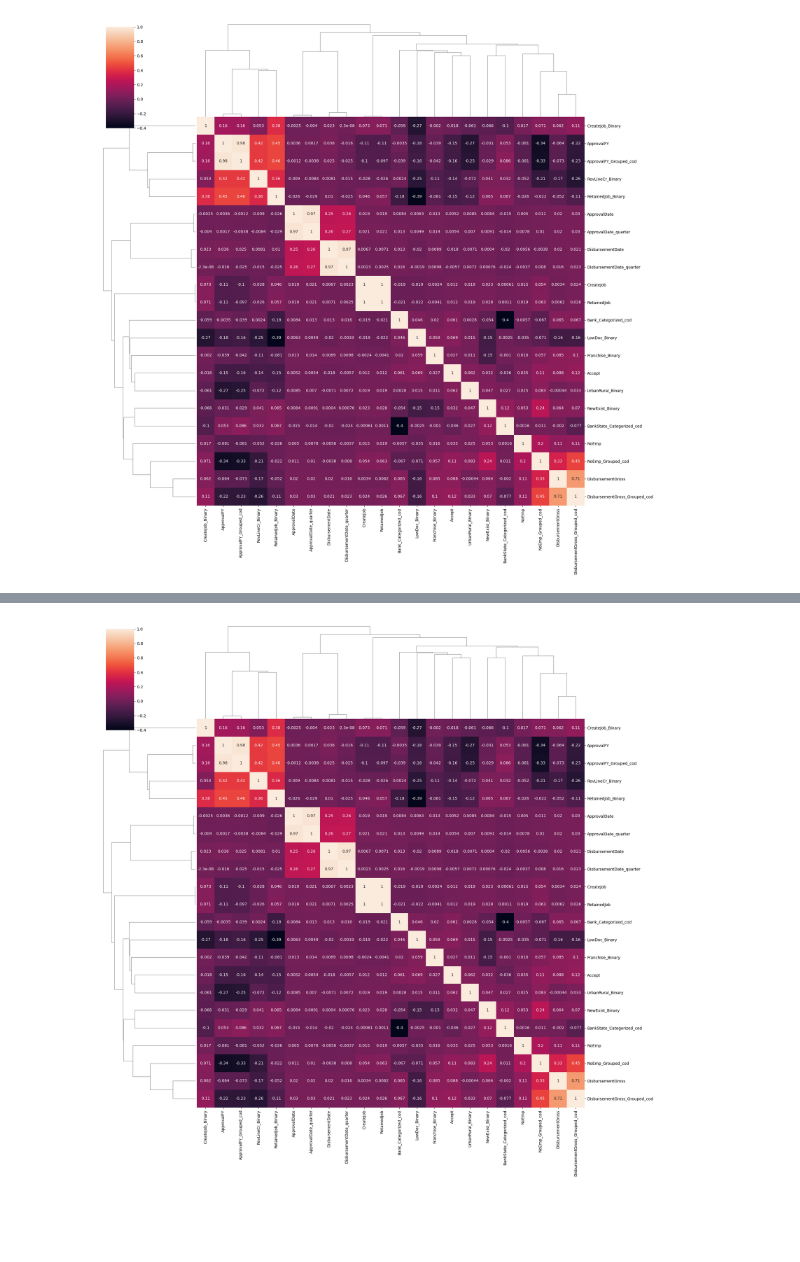
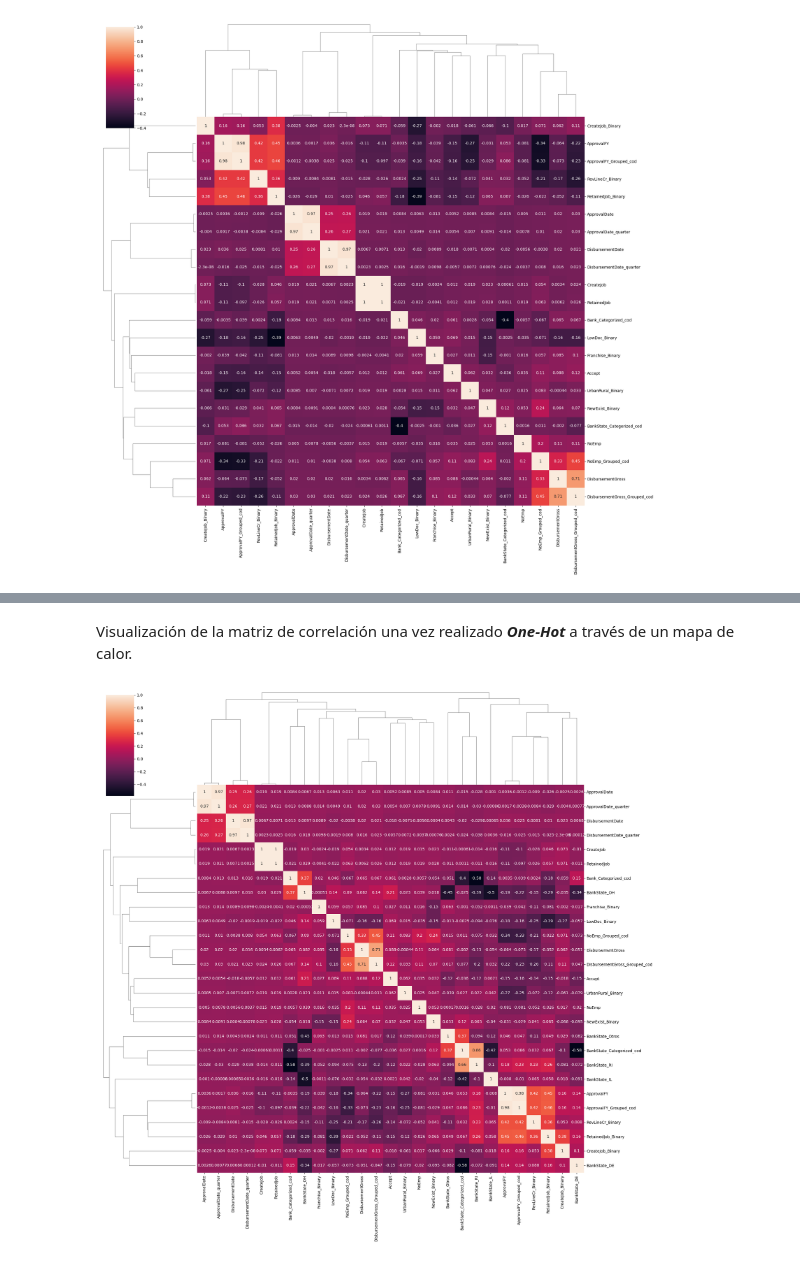
Before and after one commit to Tehedor/Reto1_ML-ABID, a Jupyter notebook: 1_Carga_limpieza_datos.ipynb, the cells around one changed output, grey strips where cells are left out. Cells and saved outputs as stored; diff of their text form; code cells hidden in the pictures; blank space fills up the shorter version.

```diff
--- a/1_Carga_limpieza_datos.ipynb
+++ b/1_Carga_limpieza_datos.ipynb
@@ -396,4 +398,4 @@ TODO: Explicar que se codifica con valores 0 y 1 y el porque de la asignacion (l
 dfc['NewExist_Binary'] = dfc['NewExist'].replace({
     1.0: 1,   # Existing -> 1
     2.0: 0,   # New -> 0
-})
+}).astype('int64')
@@ -411,3 +410,0 @@ TODO: Explicar q se cambia el tipo como lo esta detectando como float
-# %%
-dfc['NewExist_Binary'] = dfc['NewExist_Binary'].astype('int64')
-dfc['NewExist_Binary'].value_counts()
@@ -1141,5 +1119,5 @@ TODO: Explicar que se hace aqui
 # %%
-dfc["DisbursementGross"] = dfc["DisbursementGross"].replace('[\$,]', '', regex=True).str.strip().astype(float).astype(int)
+dfc["DisbursementGross"] = dfc["DisbursementGross"].replace(r'[\$,]', '', regex=True).str.strip().astype(float).astype(int)
 
 dfc["DisbursementGross"].value_counts()
 # %% [output]
@@ -1323,0 +1254,6 @@ dtype: object
+# %%
+dfa = dfc.copy() # Backup del dataframe original
+dfc = pd.get_dummies(dfc, columns=['BankState_Categorized'], prefix='BankState', dtype=int)
+dfc['BankState_Categorized'] = dfa['BankState_Categorized'].values
+# Verificar las nuevas columnas creadas
+dfc.columns
@@ -1324,5 +1283,9 @@ dtype: object
+# %% [markdown]
+Visualización de la matriz de correlación una vez realizado ***One-Hot*** a través de un mapa de calor.
 # %%
-sns.clustermap(corrMatrix, annot=True, figsize=(20,20))
+dfn = dfc.select_dtypes(include=[int])
+corrMatrixa = dfn.corr()
+sns.clustermap(corrMatrixa, annot=True, figsize=(20, 20))
 plt.show()
 # %% [output]
-[figure, old version]
+[figure, new version]
```
Also changed, not shown: parts of 196 cells of this notebook.
